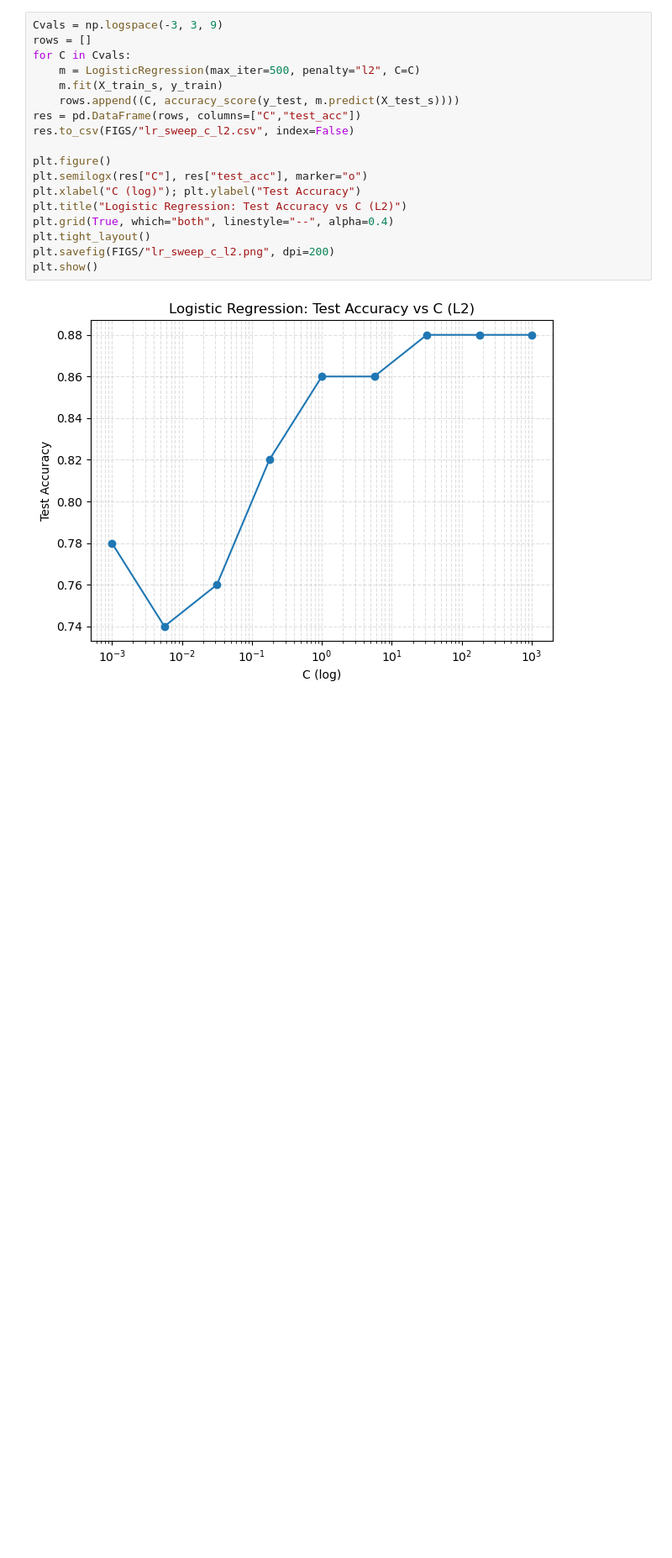
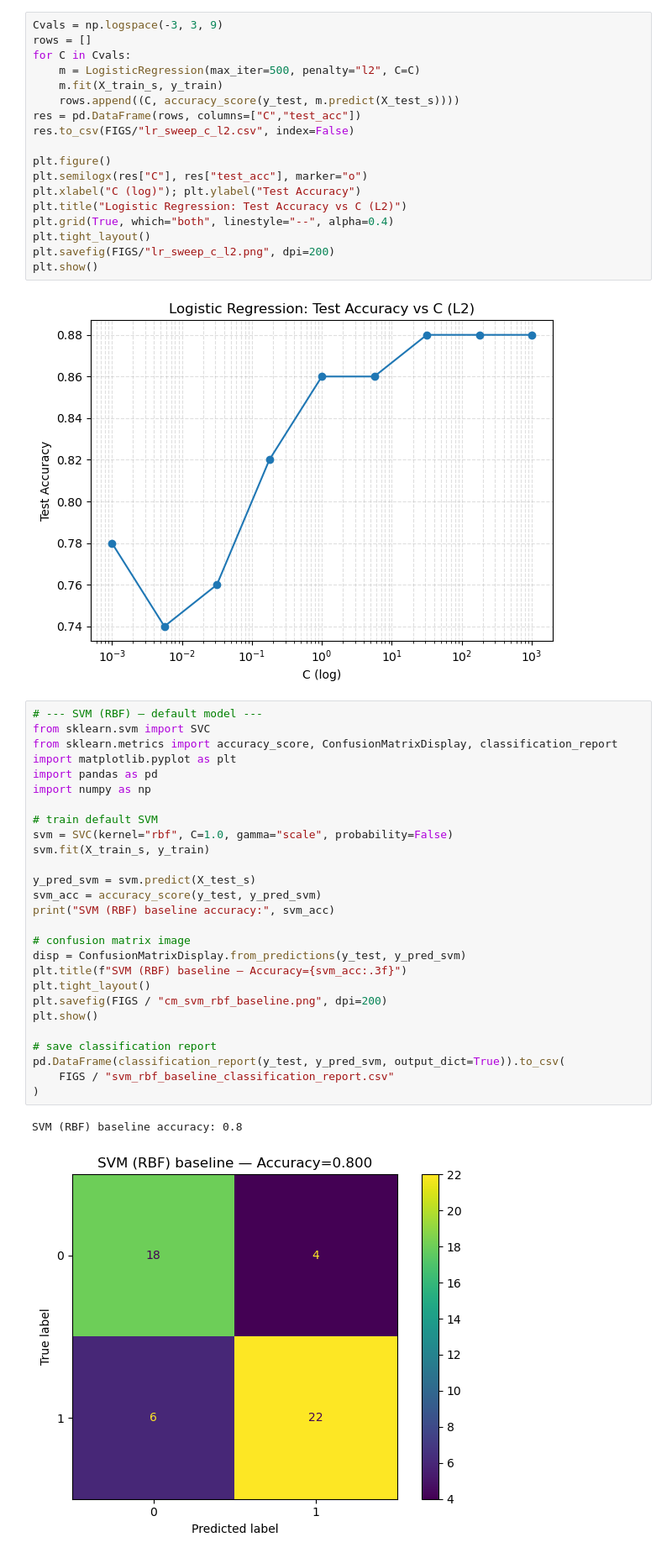
Before and after one commit to Kellylin-x/CT4101-Assignment1, a Jupyter notebook: notebooks/ct4101_a1.ipynb, the cells around one changed output. Shown: that part at 84% size. Saved outputs shown, nothing was run; the diff lists cells and outputs as text; blank space fills up the shorter version.

Commit message:
Add baseline SVM (RBF) model with confusion matrix (accuracy 0.80)

```diff
--- a/notebooks/ct4101_a1.ipynb
+++ b/notebooks/ct4101_a1.ipynb
@@ -152,3 +152,33 @@ plt.savefig(FIGS/"lr_sweep_c_l2.png", dpi=200)
 plt.show()
 # %% [output]
 [figure]
+# %%
+# --- SVM (RBF) – default model ---
+from sklearn.svm import SVC
+from sklearn.metrics import accuracy_score, ConfusionMatrixDisplay, classification_report
+import matplotlib.pyplot as plt
+import pandas as pd
+import numpy as np
+
+# train default SVM
+svm = SVC(kernel="rbf", C=1.0, gamma="scale", probability=False)
+svm.fit(X_train_s, y_train)
+
+y_pred_svm = svm.predict(X_test_s)
+svm_acc = accuracy_score(y_test, y_pred_svm)
+print("SVM (RBF) baseline accuracy:", svm_acc)
+
+# confusion matrix image
+disp = ConfusionMatrixDisplay.from_predictions(y_test, y_pred_svm)
+plt.title(f"SVM (RBF) baseline — Accuracy={svm_acc:.3f}")
+plt.tight_layout()
+plt.savefig(FIGS / "cm_svm_rbf_baseline.png", dpi=200)
+plt.show()
+
+# save classification report
+pd.DataFrame(classification_report(y_test, y_pred_svm, output_dict=True)).to_csv(
+    FIGS / "svm_rbf_baseline_classification_report.csv"
+)
+# %% [output]
+SVM (RBF) baseline accuracy: 0.8
+[figure, added]
```
Also changed, not shown: 2 other files.
